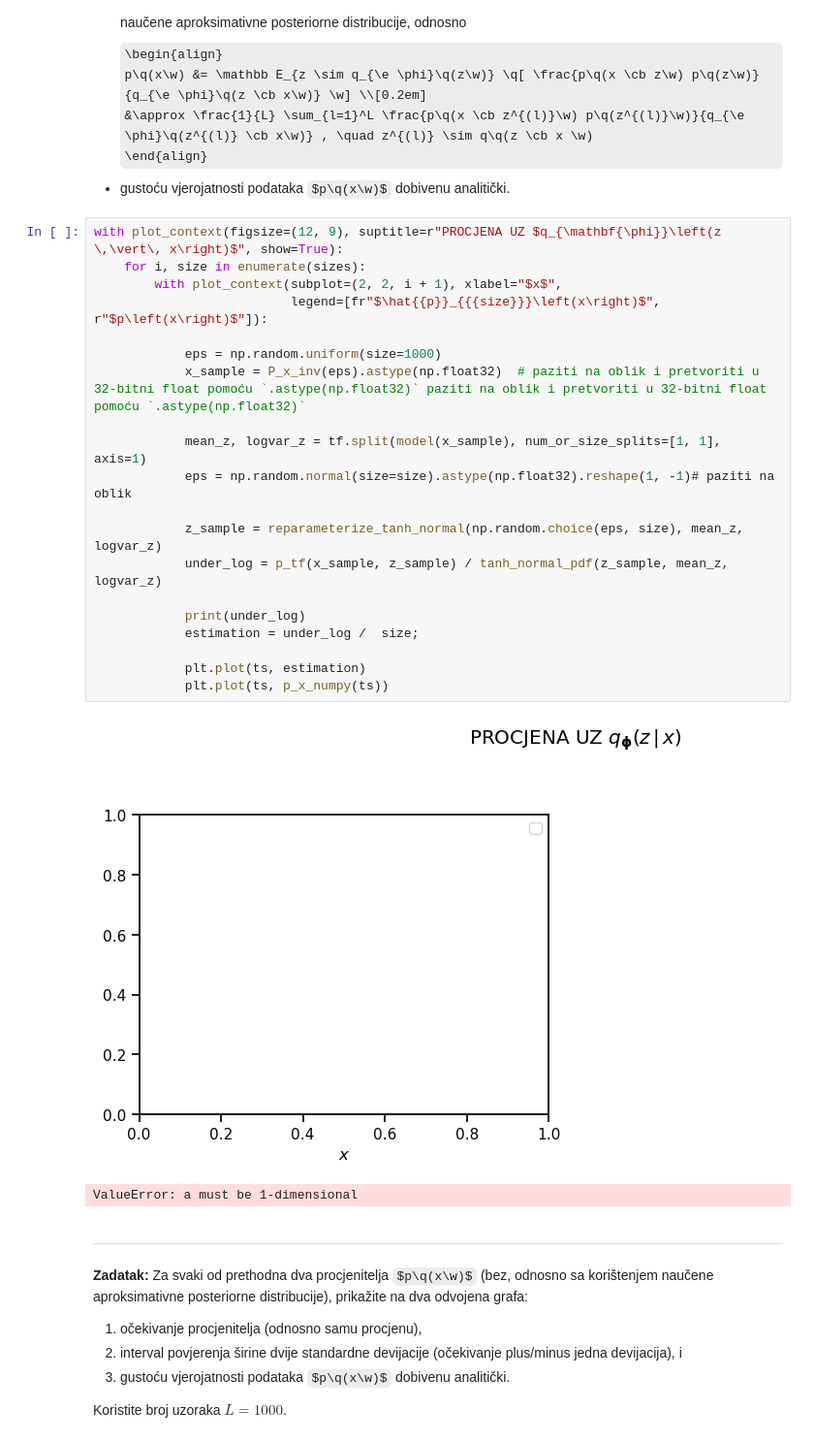
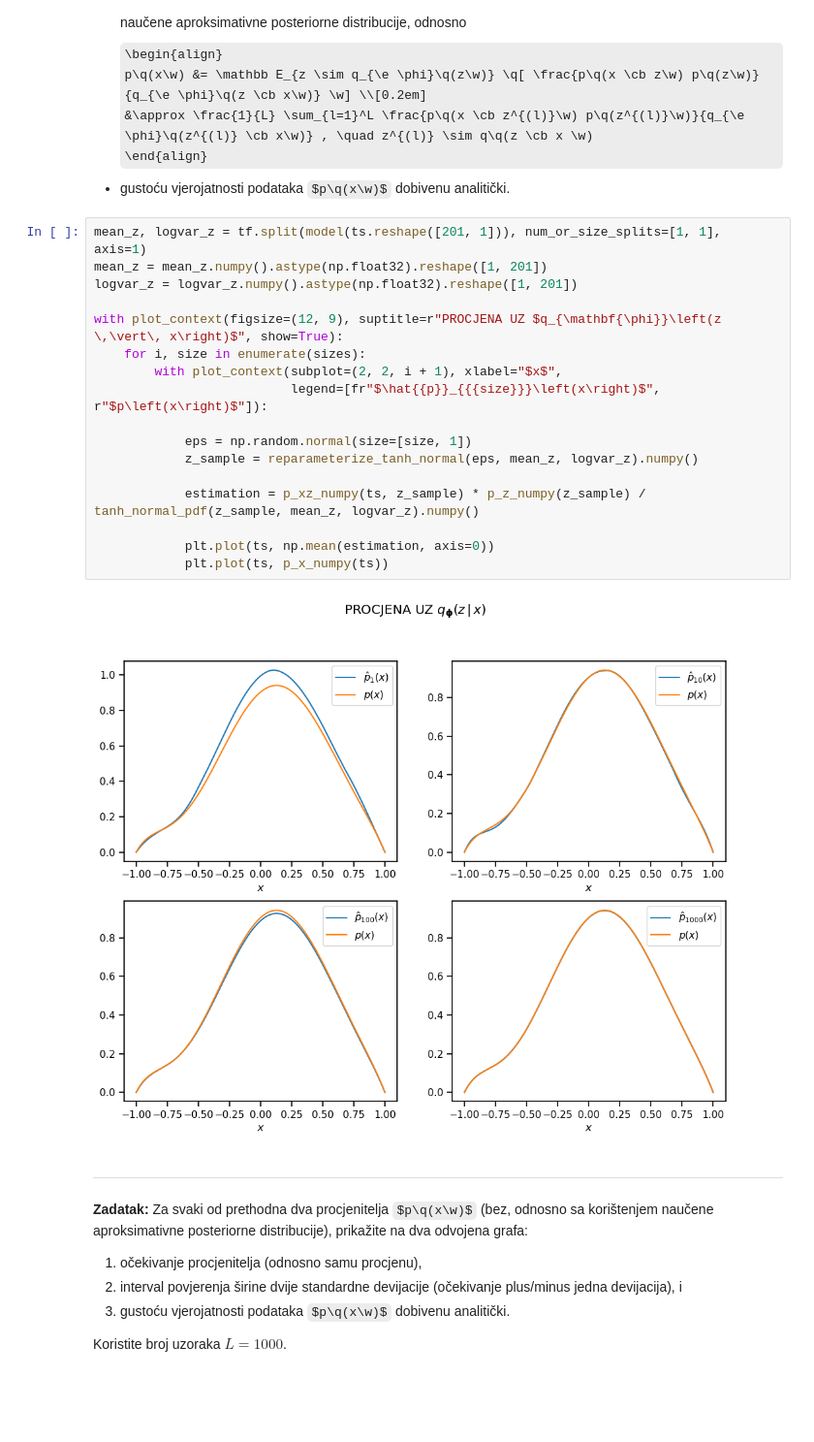
Before and after one commit to dinogrgic1/fer-deep-learning-2-labs, a Jupyter notebook: lab2/lab_2.ipynb, the cells around one changed output. Shown at 97% size. Cells and saved outputs as stored; diff of their text form; some formulas as TeX source; blank space fills up the shorter version.

```diff
--- a/lab2/lab_2.ipynb
+++ b/lab2/lab_2.ipynb
@@ -1099,28 +1107,24 @@ with plot_context(figsize=(12, 9), suptitle=r"PROCJENA BEZ $q_{\mathbf{\phi}}\le
 \end{align}
   - gustoću vjerojatnosti podataka $p\q(x\w)$ dobivenu analitički.
 # %%
+mean_z, logvar_z = tf.split(model(ts.reshape([201, 1])), num_or_size_splits=[1, 1], axis=1)
+mean_z = mean_z.numpy().astype(np.float32).reshape([1, 201])
+logvar_z = logvar_z.numpy().astype(np.float32).reshape([1, 201])
+
 with plot_context(figsize=(12, 9), suptitle=r"PROCJENA UZ $q_{\mathbf{\phi}}\left(z \,\vert\, x\right)$", show=True):
     for i, size in enumerate(sizes):
         with plot_context(subplot=(2, 2, i + 1), xlabel="$x$",
                           legend=[fr"$\hat{{p}}_{{{size}}}\left(x\right)$", r"$p\left(x\right)$"]):
 
-            eps = np.random.uniform(size=1000)
-            x_sample = P_x_inv(eps).astype(np.float32)  # paziti na oblik i pretvoriti u 32-bitni float pomoću `.astype(np.float32)` paziti na oblik i pretvoriti u 32-bitni float pomoću `.astype(np.float32)`
+            eps = np.random.normal(size=[size, 1])
+            z_sample = reparameterize_tanh_normal(eps, mean_z, logvar_z).numpy()
 
-            mean_z, logvar_z = tf.split(model(x_sample), num_or_size_splits=[1, 1], axis=1)
-            eps = np.random.normal(size=size).astype(np.float32).reshape(1, -1)# paziti na oblik
+            estimation = p_xz_numpy(ts, z_sample) * p_z_numpy(z_sample) / tanh_normal_pdf(z_sample, mean_z, logvar_z).numpy()
 
-            z_sample = reparameterize_tanh_normal(np.random.choice(eps, size), mean_z, logvar_z)
-            under_log = p_tf(x_sample, z_sample) / tanh_normal_pdf(z_sample, mean_z, logvar_z)
-
-            print(under_log)
-            estimation = under_log /  size;
-
-            plt.plot(ts, estimation)
+            plt.plot(ts, np.mean(estimation, axis=0))
             plt.plot(ts, p_x_numpy(ts))
 # %% [output]
-[figure, old version]
+[figure, new version]
-ValueError: a must be 1-dimensional
 # %% [markdown]
 ---
 
```
Also changed, not shown: parts of 20 cells of this notebook.
